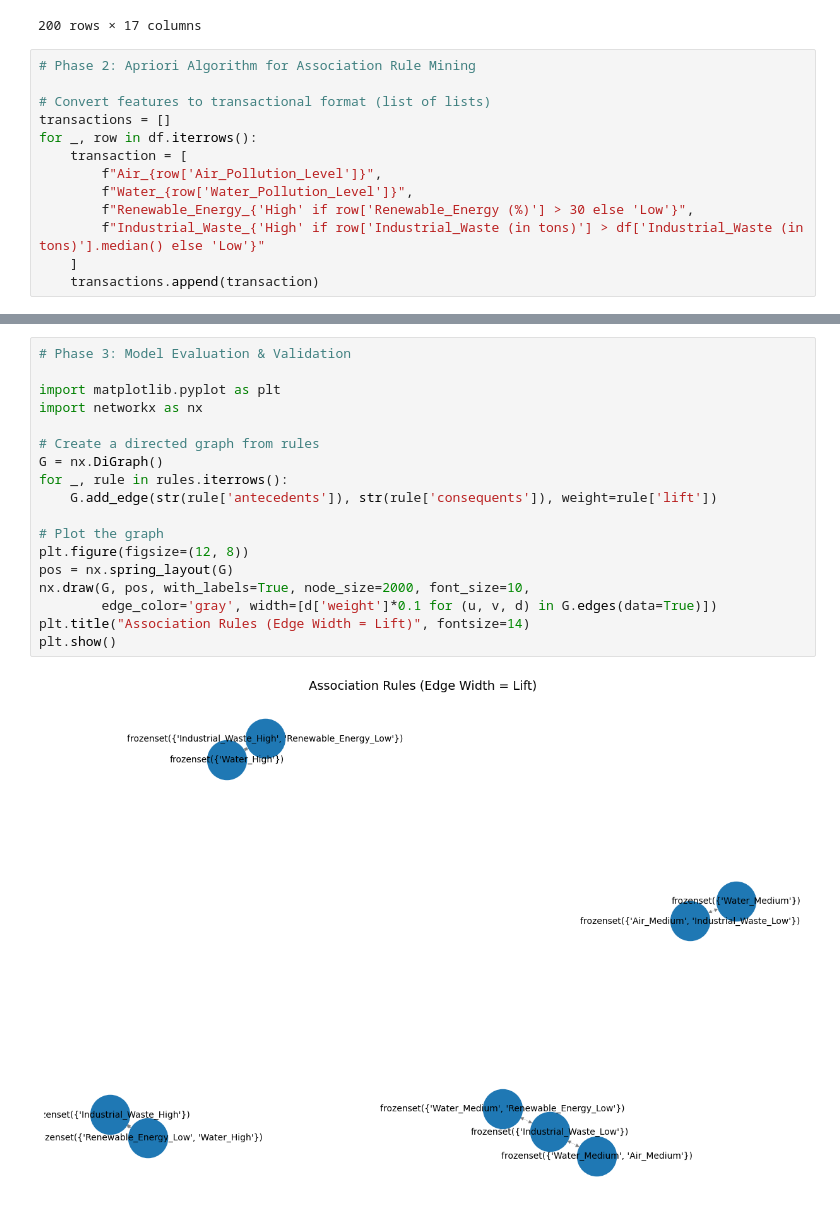
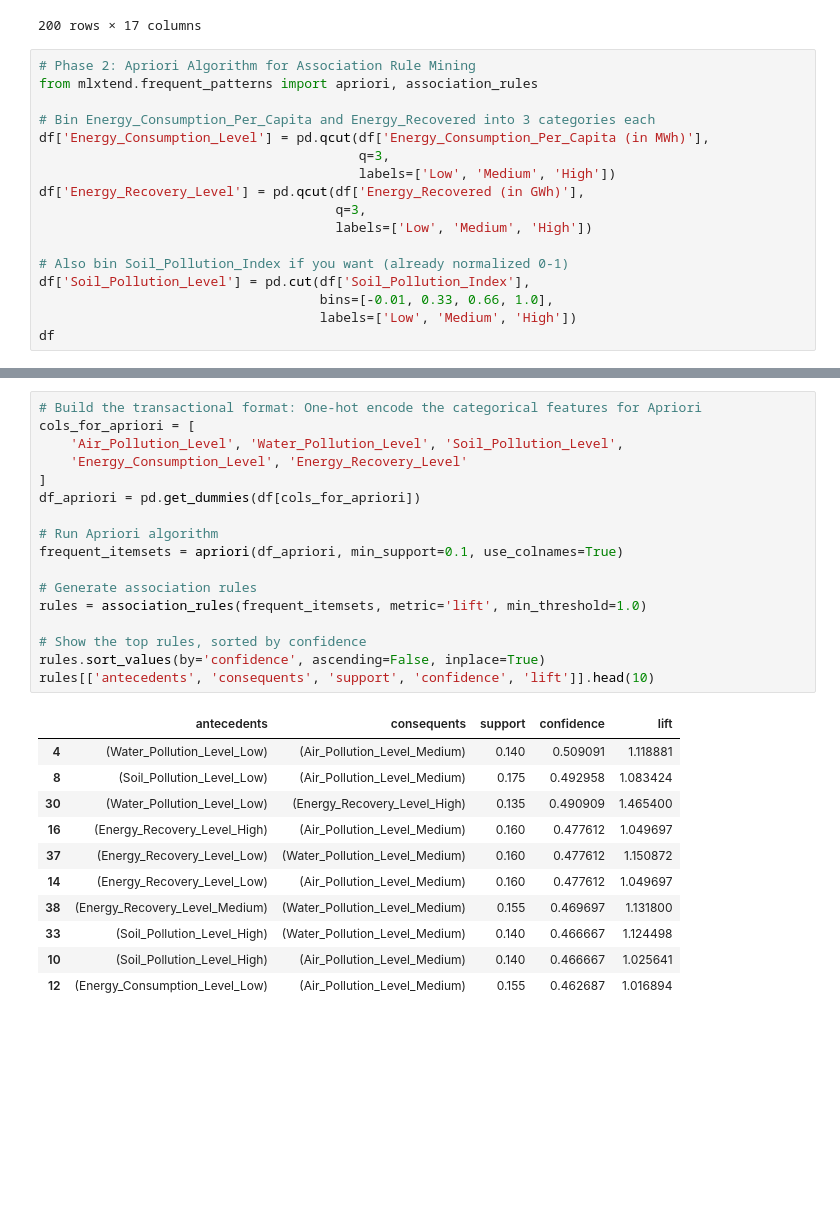
Before and after one commit to Dnyaneshwar-Markad/Global-Pollution, a Jupyter notebook: Asssignment8.ipynb, the cells around one changed output, grey strips where cells are left out. Drawn from its saved outputs; the diff is of its cells as text; blank space fills up the shorter version.

```diff
--- a/Asssignment8.ipynb
+++ b/Asssignment8.ipynb
@@ -95,14 +95,18 @@ df
 200 rows × 17 columns
 # %%
 # Phase 2: Apriori Algorithm for Association Rule Mining
+from mlxtend.frequent_patterns import apriori, association_rules
 
-# Convert features to transactional format (list of lists)
-transactions = []
-for _, row in df.iterrows():
-    transaction = [
-        f"Air_{row['Air_Pollution_Level']}",
-        f"Water_{row['Water_Pollution_Level']}",
-        f"Renewable_Energy_{'High' if row['Renewable_Energy (%)'] > 30 else 'Low'}",
-        f"Industrial_Waste_{'High' if row['Industrial_Waste (in tons)'] > df['Industrial_Waste (in tons)'].median() else 'Low'}"
-    ]
-    transactions.append(transaction)
+# Bin Energy_Consumption_Per_Capita and Energy_Recovered into 3 categories each
+df['Energy_Consumption_Level'] = pd.qcut(df['Energy_Consumption_Per_Capita (in MWh)'],
+                                         q=3,
+                                         labels=['Low', 'Medium', 'High'])
+df['Energy_Recovery_Level'] = pd.qcut(df['Energy_Recovered (in GWh)'],
+                                      q=3,
+                                      labels=['Low', 'Medium', 'High'])
+
+# Also bin Soil_Pollution_Index if you want (already normalized 0-1)
+df['Soil_Pollution_Level'] = pd.cut(df['Soil_Pollution_Index'],
+                                    bins=[-0.01, 0.33, 0.66, 1.0],
+                                    labels=['Low', 'Medium', 'High'])
+df
@@ -142,20 +127,29 @@ print(rules[['antecedents', 'consequents', 'support', 'confidence', 'lift']].sor
-# %%
-# Phase 3: Model Evaluation & Validation
-
-import matplotlib.pyplot as plt
-import networkx as nx
-
-# Create a directed graph from rules
-G = nx.DiGraph()
-for _, rule in rules.iterrows():
-    G.add_edge(str(rule['antecedents']), str(rule['consequents']), weight=rule['lift'])
-
-# Plot the graph
-plt.figure(figsize=(12, 8))
-pos = nx.spring_layout(G)
-nx.draw(G, pos, with_labels=True, node_size=2000, font_size=10,
-        edge_color='gray', width=[d['weight']*0.1 for (u, v, d) in G.edges(data=True)])
-plt.title("Association Rules (Edge Width = Lift)", fontsize=14)
-plt.show()
-# %% [output]
-[figure, removed]
+# %%
+# Build the transactional format: One-hot encode the categorical features for Apriori
+cols_for_apriori = [
+    'Air_Pollution_Level', 'Water_Pollution_Level', 'Soil_Pollution_Level',
+    'Energy_Consumption_Level', 'Energy_Recovery_Level'
+]
+df_apriori = pd.get_dummies(df[cols_for_apriori])
+
+# Run Apriori algorithm
+frequent_itemsets = apriori(df_apriori, min_support=0.1, use_colnames=True)
+
+# Generate association rules
+rules = association_rules(frequent_itemsets, metric='lift', min_threshold=1.0)
+
+# Show the top rules, sorted by confidence
+rules.sort_values(by='confidence', ascending=False, inplace=True)
+rules[['antecedents', 'consequents', 'support', 'confidence', 'lift']].head(10)
+# %% [output]
+|  | antecedents | consequents | support | confidence | lift |
+| 4 | (Water_Pollution_Level_Low) | (Air_Pollution_Level_Medium) | 0.140 | 0.509091 | 1.118881 |
+| 8 | (Soil_Pollution_Level_Low) | (Air_Pollution_Level_Medium) | 0.175 | 0.492958 | 1.083424 |
+| 30 | (Water_Pollution_Level_Low) | (Energy_Recovery_Level_High) | 0.135 | 0.490909 | 1.465400 |
+| 16 | (Energy_Recovery_Level_High) | (Air_Pollution_Level_Medium) | 0.160 | 0.477612 | 1.049697 |
+| 37 | (Energy_Recovery_Level_Low) | (Water_Pollution_Level_Medium) | 0.160 | 0.477612 | 1.150872 |
+| 14 | (Energy_Recovery_Level_Low) | (Air_Pollution_Level_Medium) | 0.160 | 0.477612 | 1.049697 |
+| 38 | (Energy_Recovery_Level_Medium) | (Water_Pollution_Level_Medium) | 0.155 | 0.469697 | 1.131800 |
+| 33 | (Soil_Pollution_Level_High) | (Water_Pollution_Level_Medium) | 0.140 | 0.466667 | 1.124498 |
+| 10 | (Soil_Pollution_Level_High) | (Air_Pollution_Level_Medium) | 0.140 | 0.466667 | 1.025641 |
+| 12 | (Energy_Consumption_Level_Low) | (Air_Pollution_Level_Medium) | 0.155 | 0.462687 | 1.016894 |
```
Also changed, not shown: parts of 9 cells of this notebook.
